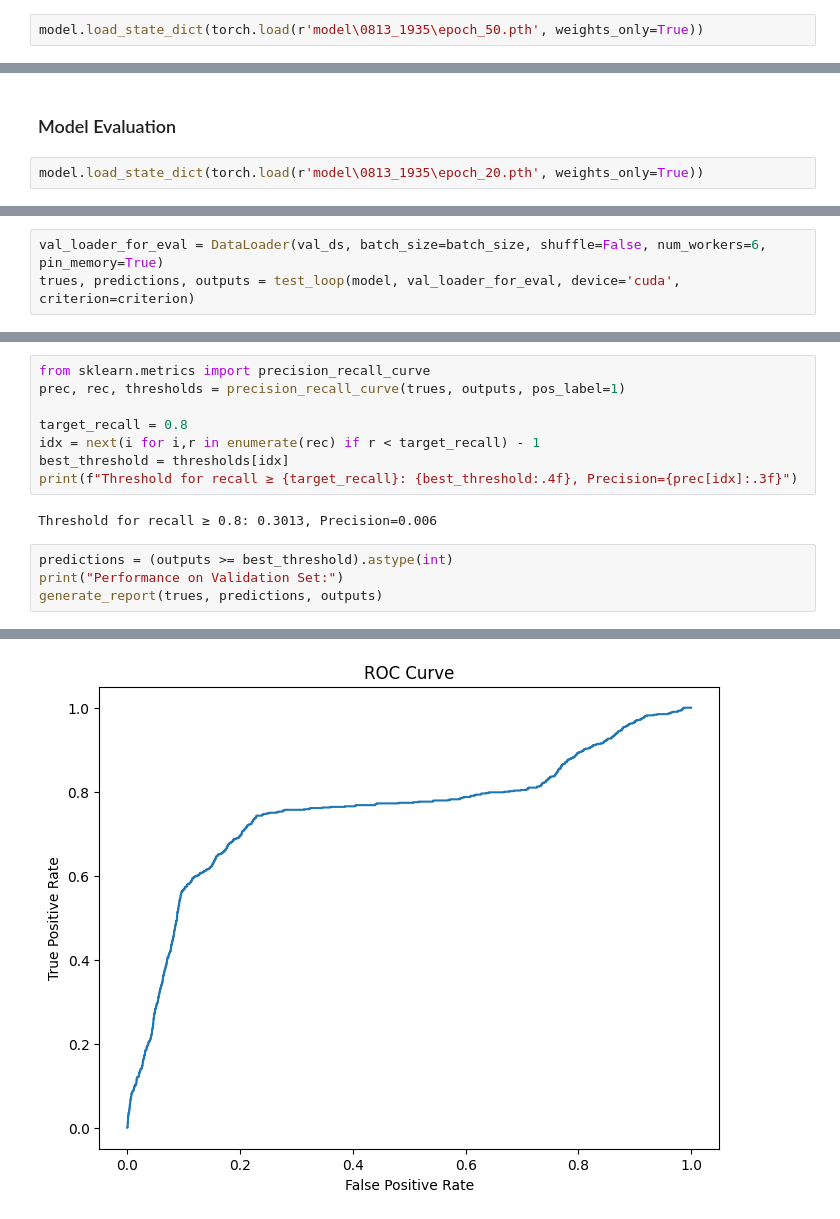
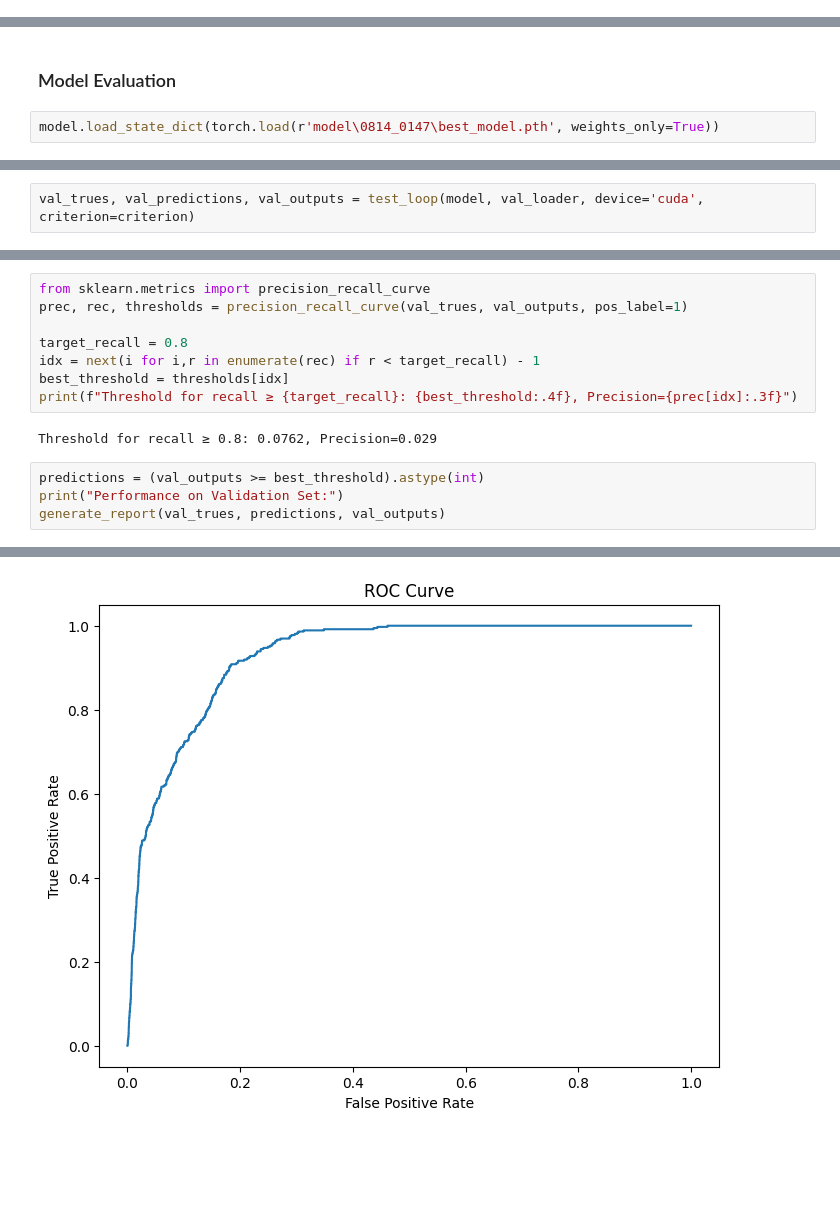
Before and after one commit to libao3128/predictive_maintenance, a Jupyter notebook: train_model_local.ipynb, the cells around one changed output, grey strips where cells are left out. Saved outputs shown, nothing was run; the diff lists cells and outputs as text; blank space fills up the shorter version.

```diff
--- a/train_model_local.ipynb
+++ b/train_model_local.ipynb
@@ -265,2 +297,0 @@ criterion = torch.nn.BCEWithLogitsLoss(pos_weight=torch.tensor([pos_weight_value
-# %%
-model.load_state_dict(torch.load(r'model\0813_1935\epoch_50.pth', weights_only=True))
@@ -313,5 +361,5 @@ plt.legend()
 # %% [markdown]
 ### Model Evaluation
 # %%
-model.load_state_dict(torch.load(r'model\0813_1935\epoch_20.pth', weights_only=True))
+model.load_state_dict(torch.load(r'model\0814_0147\best_model.pth', weights_only=True))
 # %% [output]
@@ -339,4 +387,3 @@ ROC AUC: 0.8510
 # %%
-val_loader_for_eval = DataLoader(val_ds, batch_size=batch_size, shuffle=False, num_workers=6, pin_memory=True)
-trues, predictions, outputs = test_loop(model, val_loader_for_eval, device='cuda', criterion=criterion)
+val_trues, val_predictions, val_outputs = test_loop(model, val_loader, device='cuda', criterion=criterion)
 # %% [output]
@@ -344,17 +412,17 @@ trues, predictions, outputs = test_loop(model, val_loader_for_eval, device='cuda
 # %%
 from sklearn.metrics import precision_recall_curve
-prec, rec, thresholds = precision_recall_curve(trues, outputs, pos_label=1)
+prec, rec, thresholds = precision_recall_curve(val_trues, val_outputs, pos_label=1)
 
 target_recall = 0.8
 idx = next(i for i,r in enumerate(rec) if r < target_recall) - 1
 best_threshold = thresholds[idx]
 print(f"Threshold for recall ≥ {target_recall}: {best_threshold:.4f}, Precision={prec[idx]:.3f}")
 # %% [output]
-Threshold for recall ≥ 0.8: 0.3013, Precision=0.006
+Threshold for recall ≥ 0.8: 0.0762, Precision=0.029
 # %%
-predictions = (outputs >= best_threshold).astype(int)
+predictions = (val_outputs >= best_threshold).astype(int)
 print("Performance on Validation Set:")
-generate_report(trues, predictions, outputs)
+generate_report(val_trues, predictions, val_outputs)
 # %% [output]
 Performance on Validation Set:
               precision    recall  f1-score   support
@@ -372 +440 @@ ROC AUC: 0.7521
-[figure, old version]
+[figure, new version]
```
Also changed, not shown: parts of 32 cells of this notebook, 5 other files.
